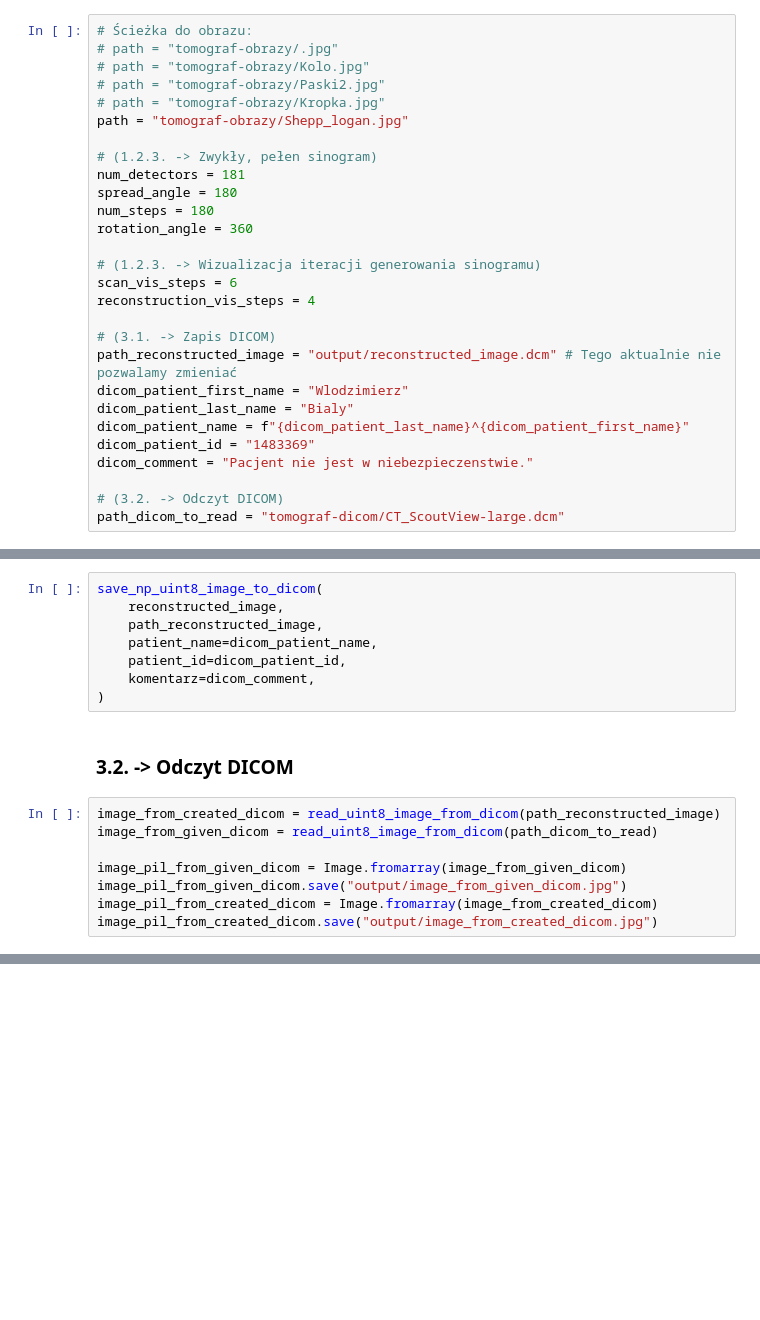
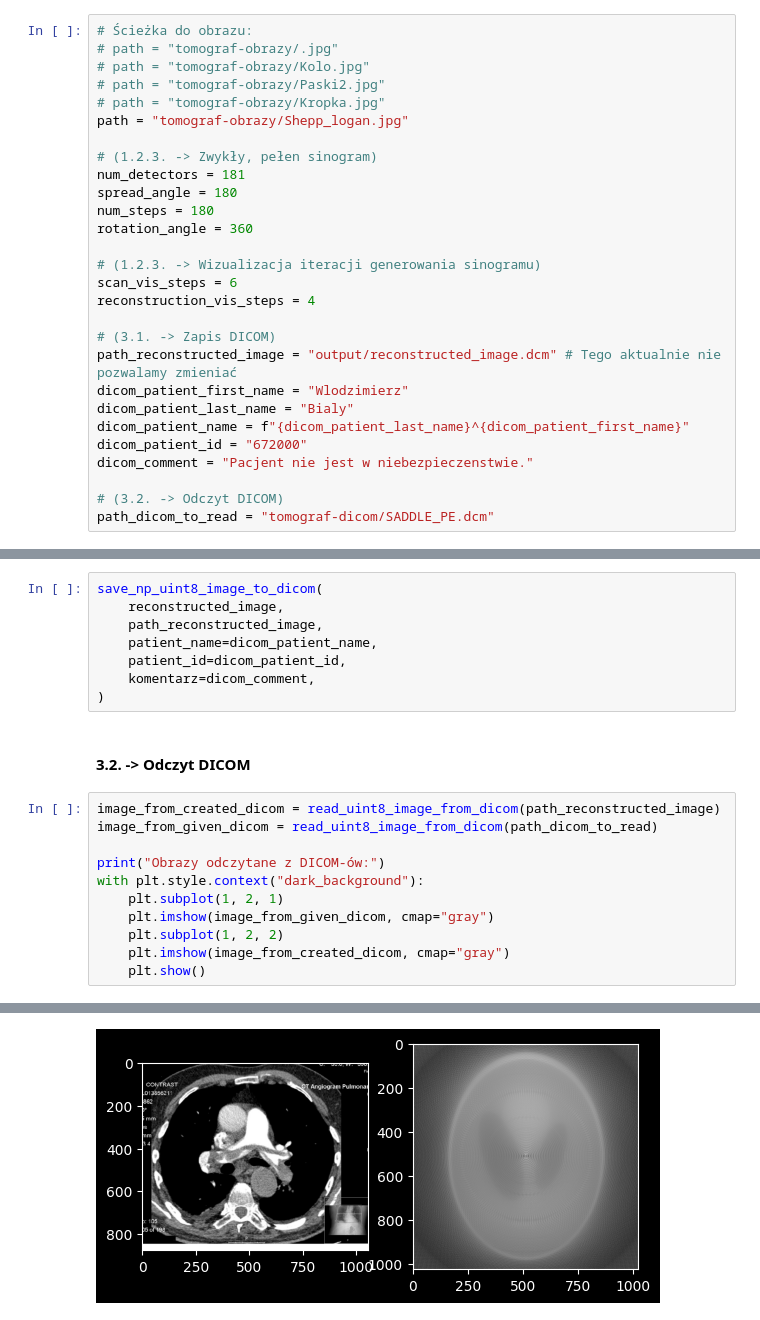
Before and after one commit to pwlsp/tomograf, a Jupyter notebook: tomograf.ipynb, the cells around one changed output, grey strips where cells are left out. Drawn from its saved outputs; the diff is of its cells as text; blank space fills up the shorter version.

Commit message:
Add project info; Display image from dicom instead

```diff
--- a/tomograf.ipynb
+++ b/tomograf.ipynb
@@ -646,11 +666,11 @@ path_reconstructed_image = "output/reconstructed_image.dcm" # Tego aktualnie nie
 dicom_patient_first_name = "Wlodzimierz"
 dicom_patient_last_name = "Bialy"
 dicom_patient_name = f"{dicom_patient_last_name}^{dicom_patient_first_name}"
-dicom_patient_id = "1483369"
+dicom_patient_id = "672000"
 dicom_comment = "Pacjent nie jest w niebezpieczenstwie."
 
 # (3.2. -> Odczyt DICOM)
-path_dicom_to_read = "tomograf-dicom/CT_ScoutView-large.dcm"
+path_dicom_to_read = "tomograf-dicom/SADDLE_PE.dcm"
 # %% [markdown]
 Pobranie parametrów skanowania:
 # %%
@@ -803,15 +827,18 @@ save_np_uint8_image_to_dicom(
     komentarz=dicom_comment,
 )
 # %% [markdown]
-### 3.2. -> Odczyt DICOM
+#### 3.2. -> Odczyt DICOM
 # %%
 image_from_created_dicom = read_uint8_image_from_dicom(path_reconstructed_image)
 image_from_given_dicom = read_uint8_image_from_dicom(path_dicom_to_read)
 
-image_pil_from_given_dicom = Image.fromarray(image_from_given_dicom)
-image_pil_from_given_dicom.save("output/image_from_given_dicom.jpg")
-image_pil_from_created_dicom = Image.fromarray(image_from_created_dicom)
-image_pil_from_created_dicom.save("output/image_from_created_dicom.jpg")
+print("Obrazy odczytane z DICOM-ów:")
+with plt.style.context("dark_background"):
+    plt.subplot(1, 2, 1)
+    plt.imshow(image_from_given_dicom, cmap="gray")
+    plt.subplot(1, 2, 2)
+    plt.imshow(image_from_created_dicom, cmap="gray")
+    plt.show()
 # %% [output]
 ---------------------------------------------------------------------
 
@@ -832,0 +860 @@ Komentarz                 : what a lovely image we have here...
+[figure, added]
```
Also changed, not shown: parts of 21 cells of this notebook, 3 other files.
